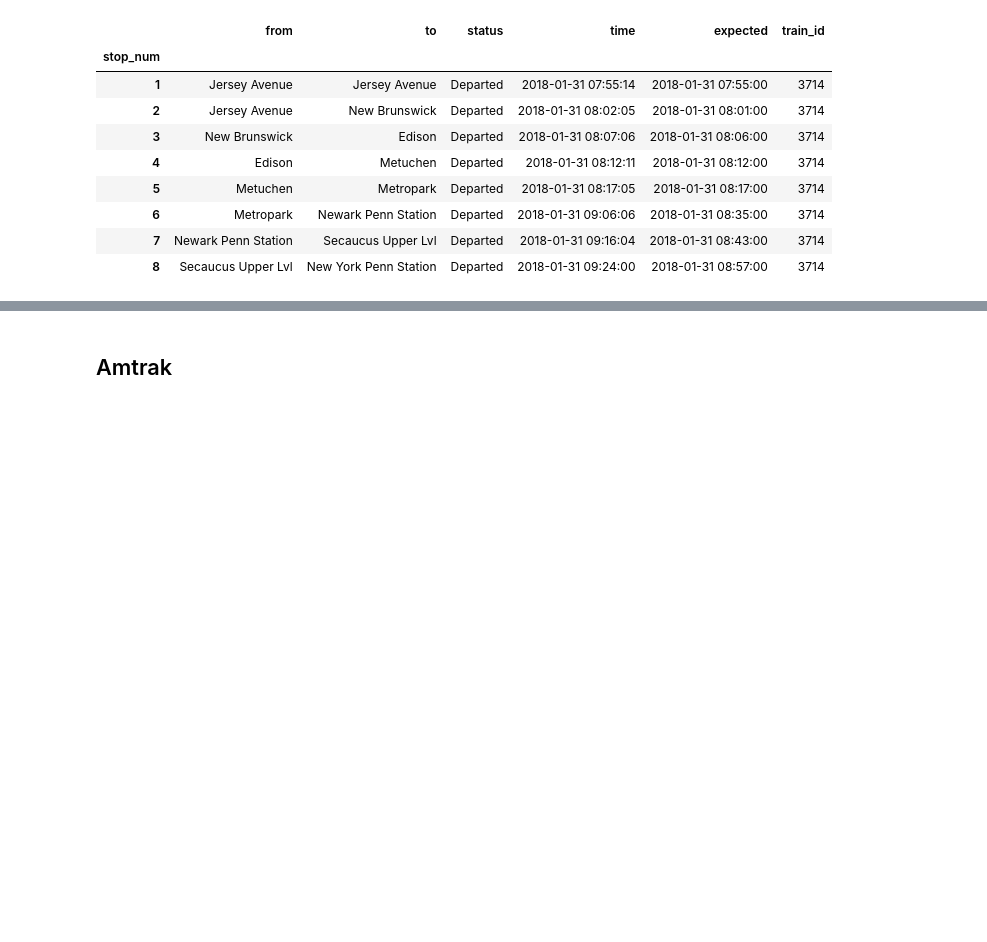
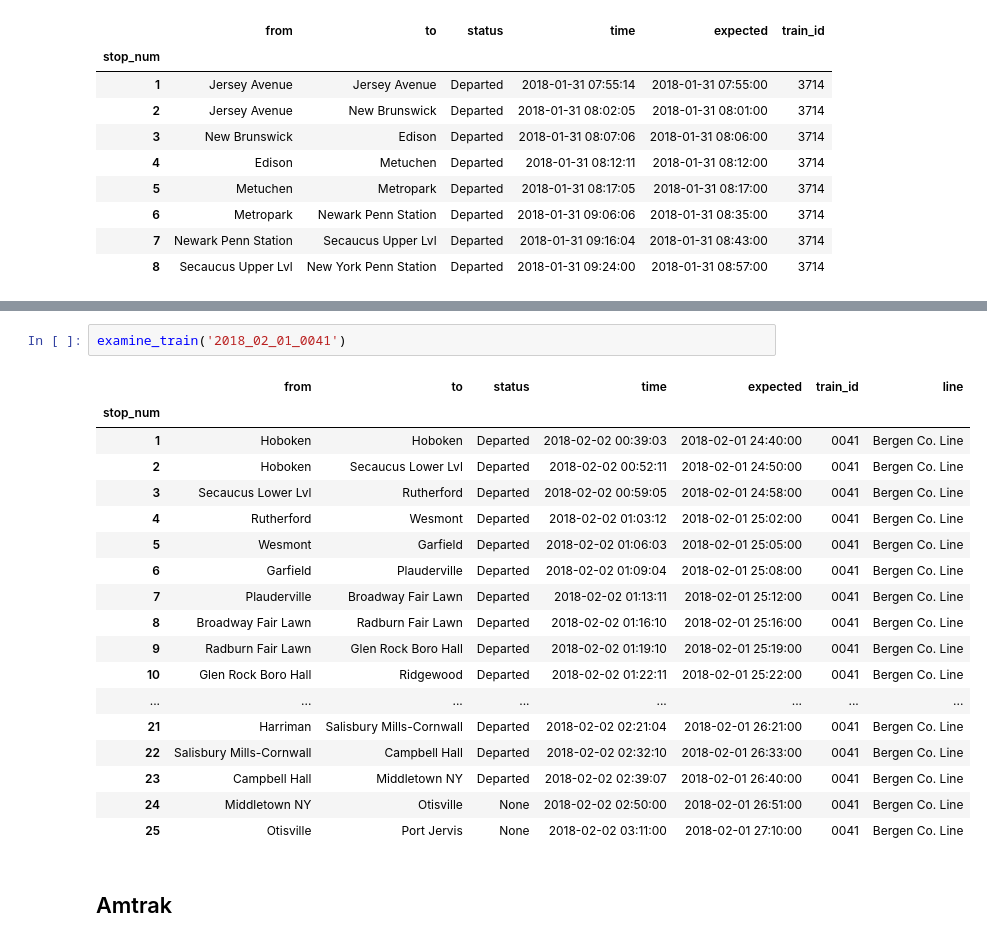
Before and after one commit to pranavbadami/njtransit, a Jupyter notebook: examine_trains.ipynb, the cells around one changed output, grey strips where cells are left out. Drawn from its saved outputs; the diff is of its cells as text; blank space fills up the shorter version.

```diff
--- a/examine_trains.ipynb
+++ b/examine_trains.ipynb
@@ -101,3 +136,24 @@ examine_train('2018_01_31_3714')
+# %%
+examine_train('2018_02_01_0041')
+# %% [output]
+|  | from | to | status | time | expected | train_id | line |
+| stop_num |  |  |  |  |  |  |  |
+| 1 | Hoboken | Hoboken | Departed | 2018-02-02 00:39:03 | 2018-02-01 24:40:00 | 0041 | Bergen Co. Line |
+| 2 | Hoboken | Secaucus Lower Lvl | Departed | 2018-02-02 00:52:11 | 2018-02-01 24:50:00 | 0041 | Bergen Co. Line |
+| 3 | Secaucus Lower Lvl | Rutherford | Departed | 2018-02-02 00:59:05 | 2018-02-01 24:58:00 | 0041 | Bergen Co. Line |
+| 4 | Rutherford | Wesmont | Departed | 2018-02-02 01:03:12 | 2018-02-01 25:02:00 | 0041 | Bergen Co. Line |
+| 5 | Wesmont | Garfield | Departed | 2018-02-02 01:06:03 | 2018-02-01 25:05:00 | 0041 | Bergen Co. Line |
+| 6 | Garfield | Plauderville | Departed | 2018-02-02 01:09:04 | 2018-02-01 25:08:00 | 0041 | Bergen Co. Line |
+| 7 | Plauderville | Broadway Fair Lawn | Departed | 2018-02-02 01:13:11 | 2018-02-01 25:12:00 | 0041 | Bergen Co. Line |
+| 8 | Broadway Fair Lawn | Radburn Fair Lawn | Departed | 2018-02-02 01:16:10 | 2018-02-01 25:16:00 | 0041 | Bergen Co. Line |
+| 9 | Radburn Fair Lawn | Glen Rock Boro Hall | Departed | 2018-02-02 01:19:10 | 2018-02-01 25:19:00 | 0041 | Bergen Co. Line |
+| 10 | Glen Rock Boro Hall | Ridgewood | Departed | 2018-02-02 01:22:11 | 2018-02-01 25:22:00 | 0041 | Bergen Co. Line |
+| ... | ... | ... | ... | ... | ... | ... | ... |
+| 21 | Harriman | Salisbury Mills-Cornwall | Departed | 2018-02-02 02:21:04 | 2018-02-01 26:21:00 | 0041 | Bergen Co. Line |
+| 22 | Salisbury Mills-Cornwall | Campbell Hall | Departed | 2018-02-02 02:32:10 | 2018-02-01 26:33:00 | 0041 | Bergen Co. Line |
+| 23 | Campbell Hall | Middletown NY | Departed | 2018-02-02 02:39:07 | 2018-02-01 26:40:00 | 0041 | Bergen Co. Line |
+| 24 | Middletown NY | Otisville | None | 2018-02-02 02:50:00 | 2018-02-01 26:51:00 | 0041 | Bergen Co. Line |
+| 25 | Otisville | Port Jervis | None | 2018-02-02 03:11:00 | 2018-02-01 27:10:00 | 0041 | Bergen Co. Line |
 # %% [markdown]
 ## Amtrak
 # %%
```
Also changed, not shown: parts of 10 cells of this notebook, 2 other files.
